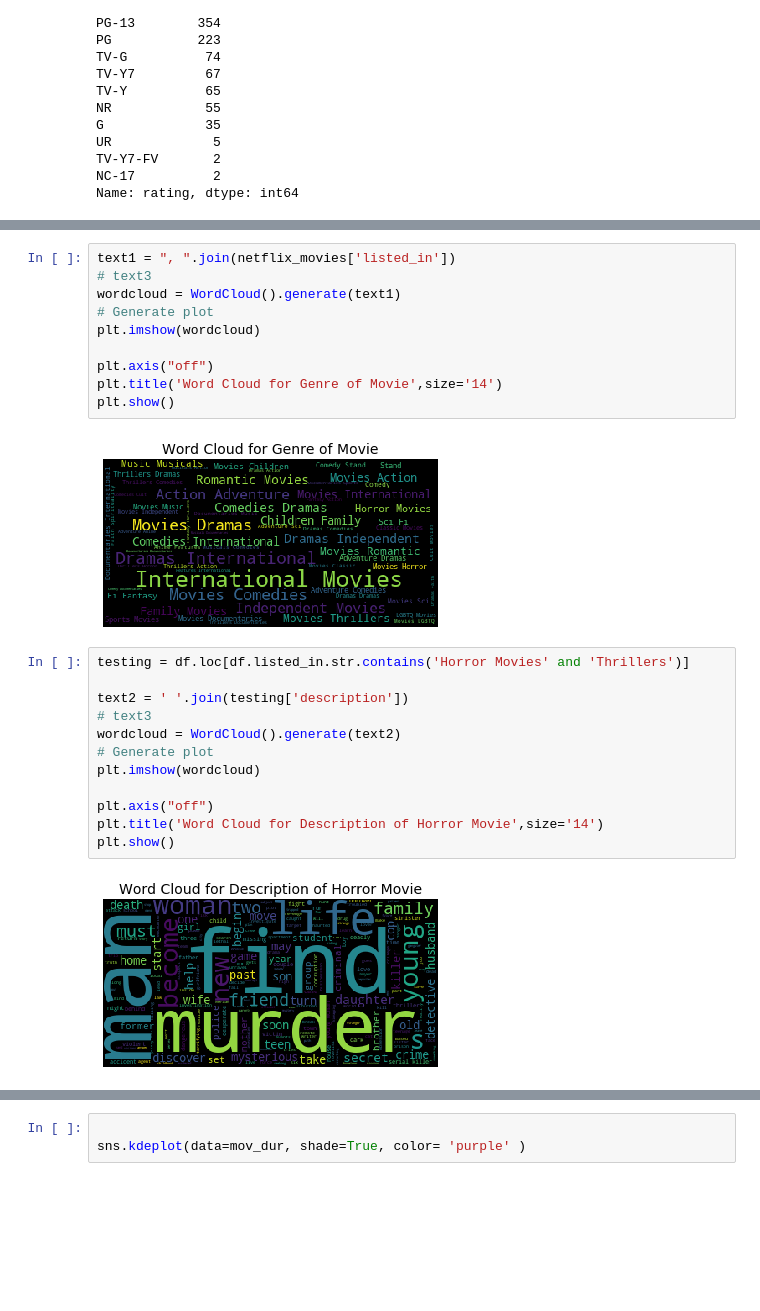
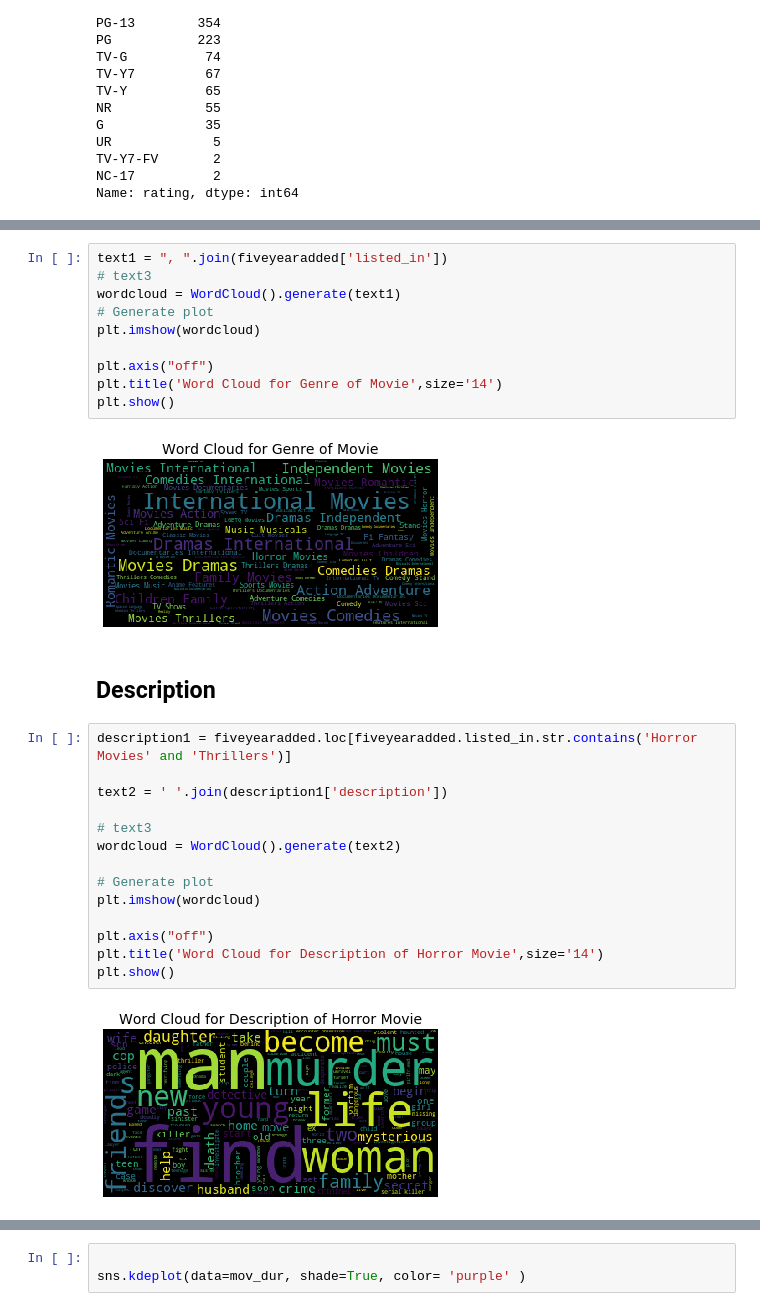
Before and after one commit to sieniecelicia19/eda-netflix, a Jupyter notebook: EDA-Netflix.ipynb, the cells around one changed output, grey strips where cells are left out. Drawn from its saved outputs; the diff is of its cells as text; blank space fills up the shorter version.

```diff
--- a/EDA-Netflix.ipynb
+++ b/EDA-Netflix.ipynb
@@ -787,5 +1081,5 @@ Counter(", ".join(netflix_movies['listed_in']).split(", ")).most_common()
 # %%
-text1 = ", ".join(netflix_movies['listed_in'])
+text1 = ", ".join(fiveyearadded['listed_in'])
 # text3
 wordcloud = WordCloud().generate(text1)
 # Generate plot
@@ -795,18 +1089,22 @@ plt.axis("off")
 plt.title('Word Cloud for Genre of Movie',size='14')
 plt.show()
 # %% [output]
-[figure, old version]
+[figure, new version]
+# %% [markdown]
+## Description
 # %%
-testing = df.loc[df.listed_in.str.contains('Horror Movies' and 'Thrillers')]
+description1 = fiveyearadded.loc[fiveyearadded.listed_in.str.contains('Horror Movies' and 'Thrillers')]
 
-text2 = ' '.join(testing['description'])
+text2 = ' '.join(description1['description'])
+
 # text3
 wordcloud = WordCloud().generate(text2)
+
 # Generate plot
 plt.imshow(wordcloud)
 
 plt.axis("off")
 plt.title('Word Cloud for Description of Horror Movie',size='14')
 plt.show()
 # %% [output]
-[figure, old version]
+[figure, new version]
```
Also changed, not shown: parts of 69 cells of this notebook.
